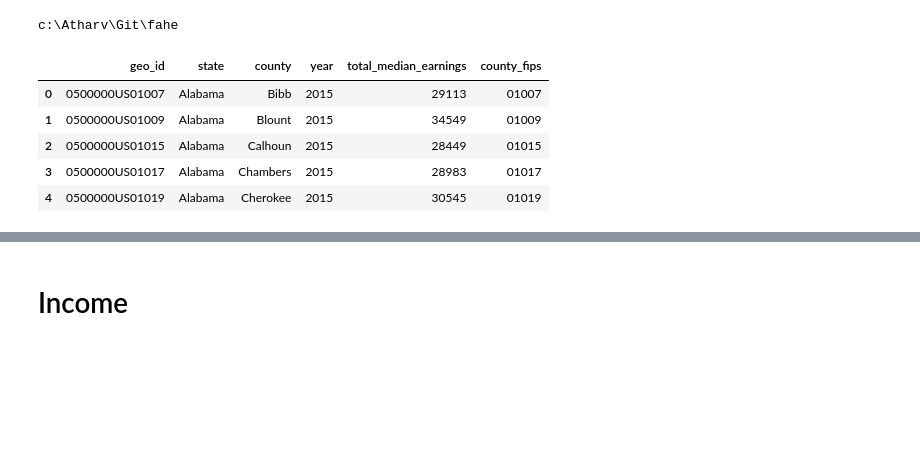
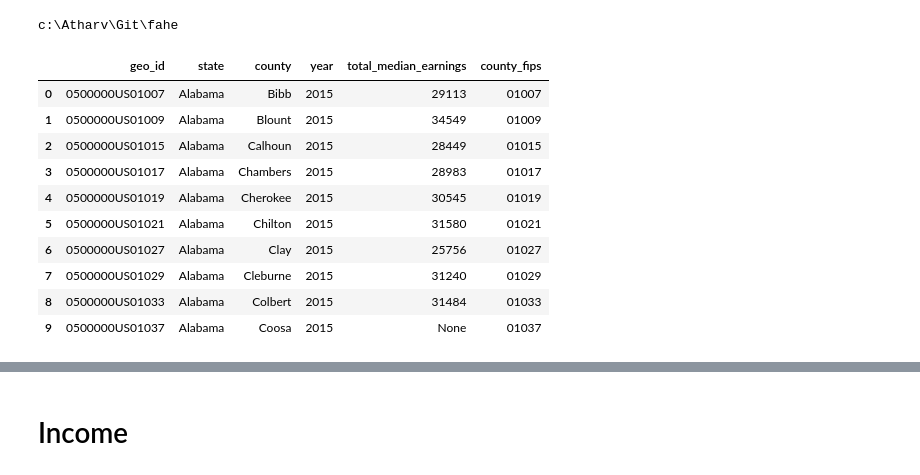
Before and after one commit to fulton-ring/fahe, a Jupyter notebook: main.ipynb, the cells around one changed output, grey strips where cells are left out. Saved outputs shown, nothing was run; the diff lists cells and outputs as text; code cells hidden in the pictures; blank space fills up the shorter version.

```diff
--- a/main.ipynb
+++ b/main.ipynb
@@ -196,11 +196,16 @@ df_education = df_out.merge(
     how="inner"
 )
 # %%
-df_education.head()
+df_education.head(10)
 # %% [output]
 |  | geo_id | state | county | year | total_median_earnings | county_fips |
 | 0 | 0500000US01007 | Alabama | Bibb | 2015 | 29113 | 01007 |
 | 1 | 0500000US01009 | Alabama | Blount | 2015 | 34549 | 01009 |
 | 2 | 0500000US01015 | Alabama | Calhoun | 2015 | 28449 | 01015 |
 | 3 | 0500000US01017 | Alabama | Chambers | 2015 | 28983 | 01017 |
 | 4 | 0500000US01019 | Alabama | Cherokee | 2015 | 30545 | 01019 |
+| 5 | 0500000US01021 | Alabama | Chilton | 2015 | 31580 | 01021 |
+| 6 | 0500000US01027 | Alabama | Clay | 2015 | 25756 | 01027 |
+| 7 | 0500000US01029 | Alabama | Cleburne | 2015 | 31240 | 01029 |
+| 8 | 0500000US01033 | Alabama | Colbert | 2015 | 31484 | 01033 |
+| 9 | 0500000US01037 | Alabama | Coosa | 2015 | None | 01037 |
```
Also changed, not shown: parts of 12 cells of this notebook, 1 other file.
